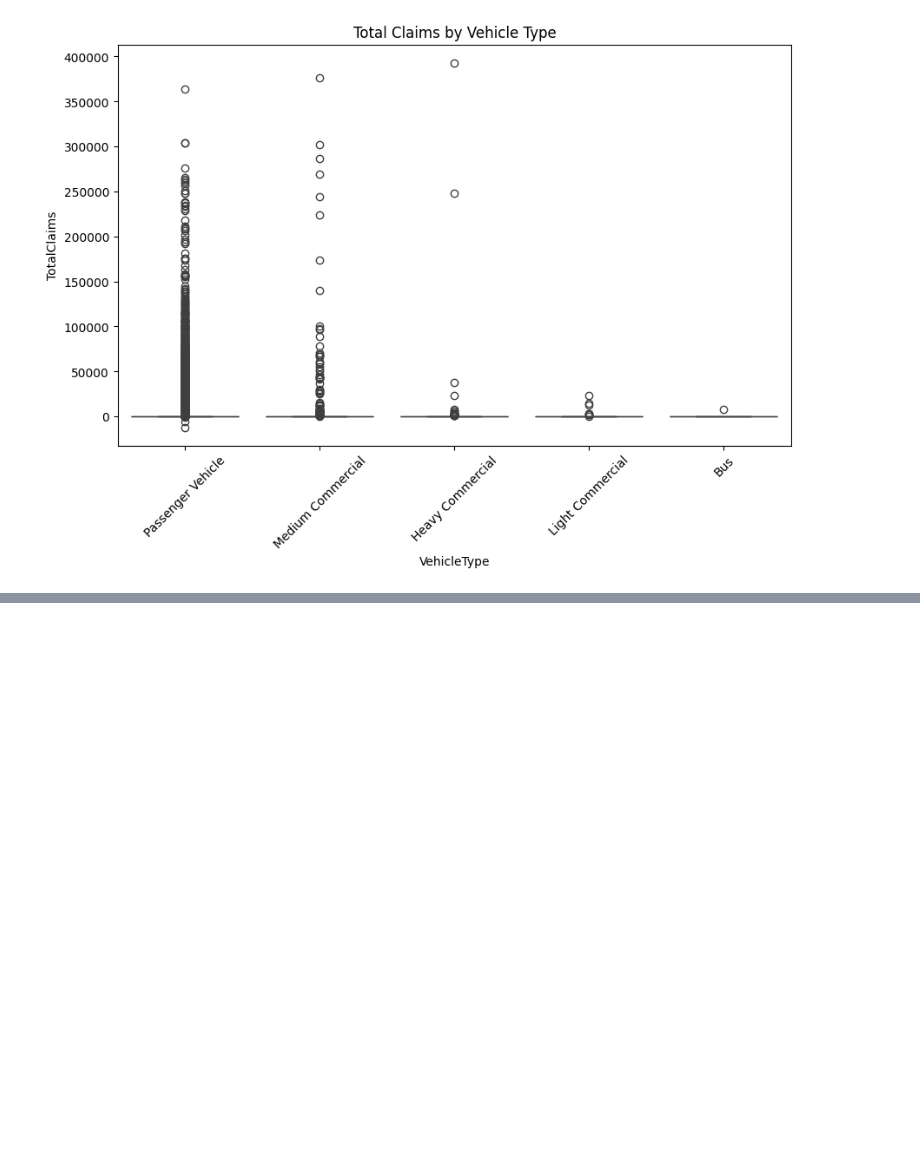
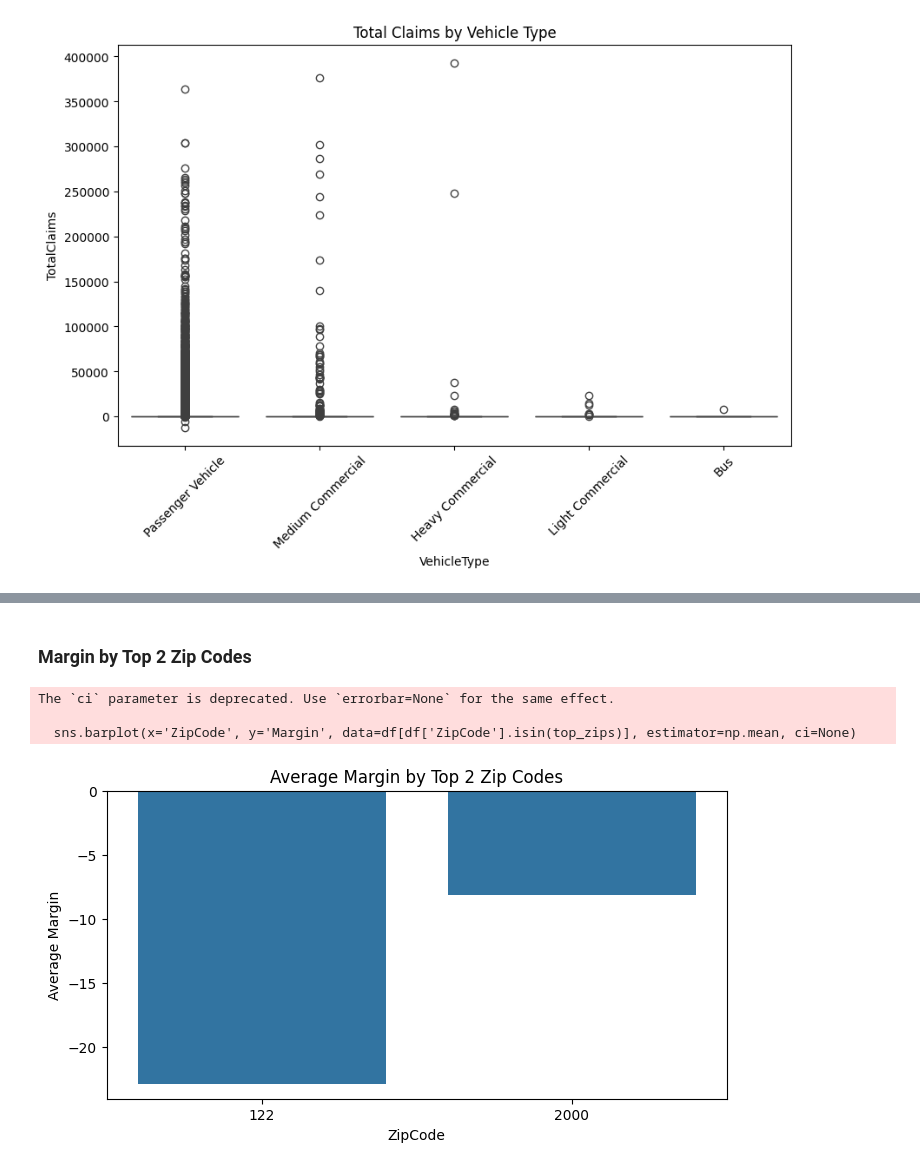
Before and after one commit to AshenafiTech/end-to-end-insurance-analytics, a Jupyter notebook: notebooks/01_eda_stats.ipynb, the cells around one changed output, grey strips where cells are left out. Drawn from its saved outputs; the diff is of its cells as text; code cells hidden in the pictures; blank space fills up the shorter version.

```diff
--- a/notebooks/01_eda_stats.ipynb
+++ b/notebooks/01_eda_stats.ipynb
@@ -197,0 +363,13 @@ plt.show()
+# %% [markdown]
+### Margin by Top 2 Zip Codes
+# %%
+plt.figure(figsize=(8,4))
+sns.barplot(x='ZipCode', y='Margin', data=df[df['ZipCode'].isin(top_zips)], estimator=np.mean, ci=None)
+plt.title('Average Margin by Top 2 Zip Codes')
+plt.ylabel('Average Margin')
+plt.show()
+# %% [output]
+The `ci` parameter is deprecated. Use `errorbar=None` for the same effect.
+
+  sns.barplot(x='ZipCode', y='Margin', data=df[df['ZipCode'].isin(top_zips)], estimator=np.mean, ci=None)
+[figure, added]
```
Also changed, not shown: parts of 22 cells of this notebook.
